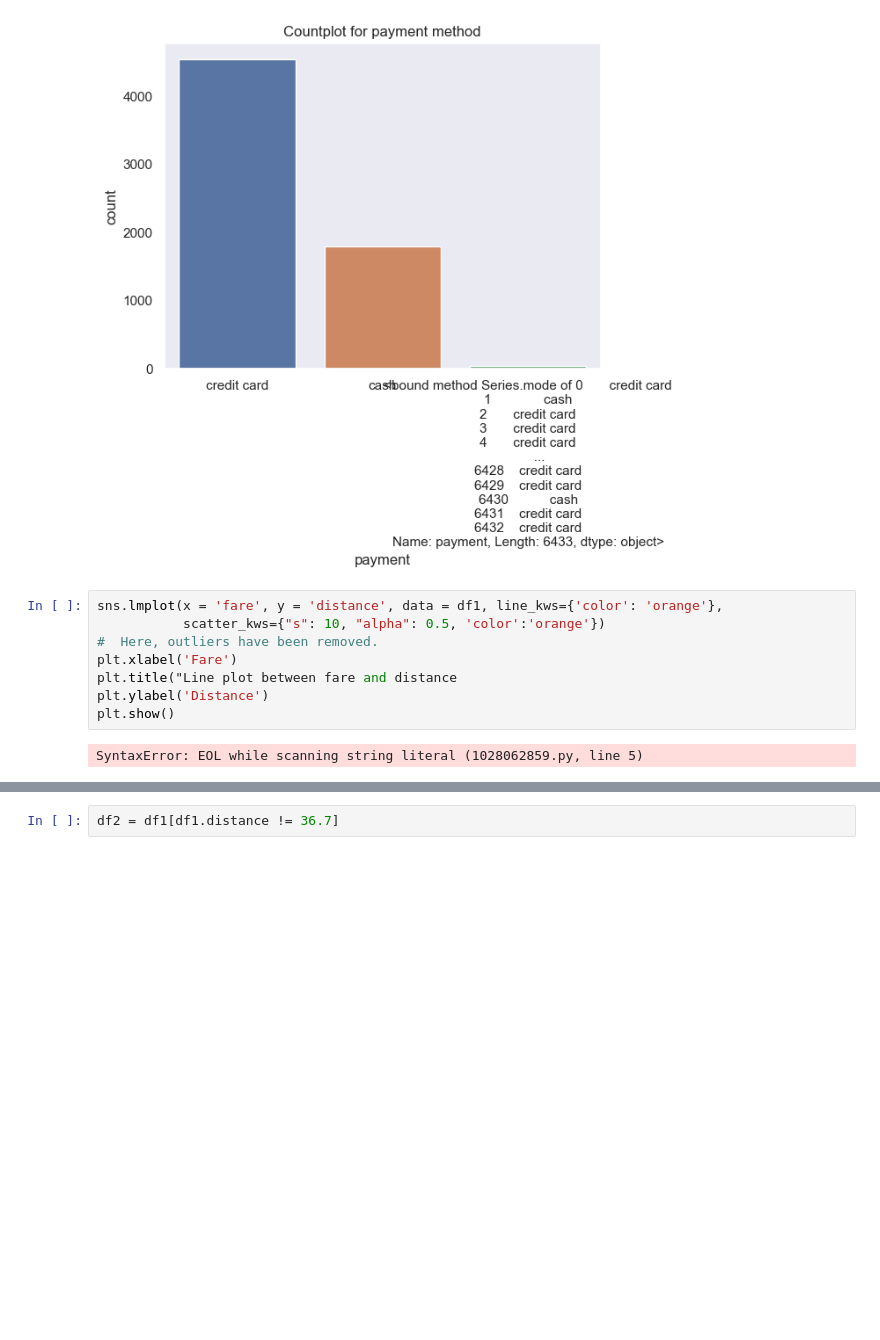
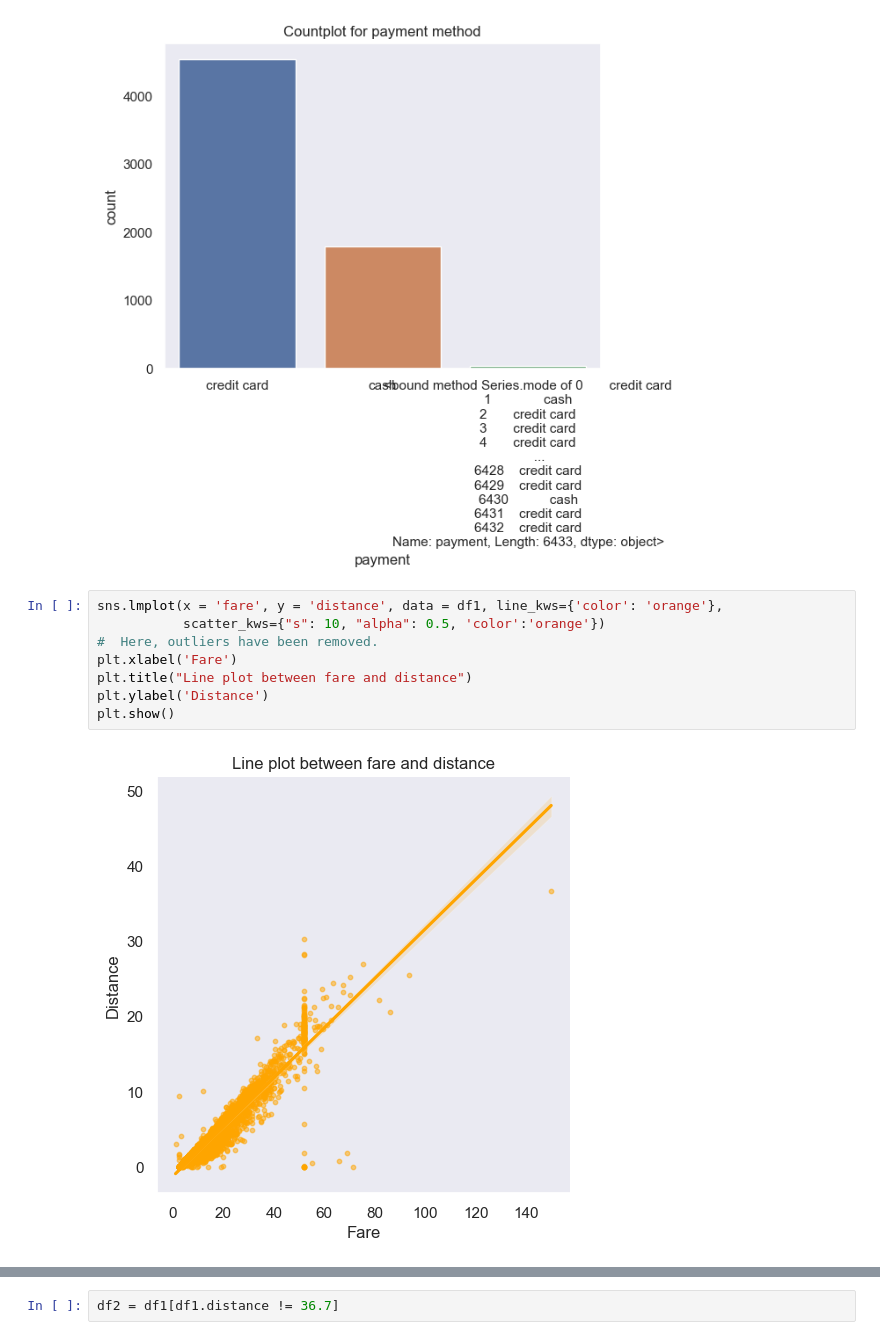
Before and after one commit to Garima726/taxis_seaborn, a Jupyter notebook: Taxis.ipynb, the cells around one changed output, grey strips where cells are left out. Saved outputs shown, nothing was run; the diff lists cells and outputs as text; blank space fills up the shorter version.

```diff
--- a/Taxis.ipynb
+++ b/Taxis.ipynb
@@ -240,12 +240,12 @@ plt.show()
 # %%
 sns.lmplot(x = 'fare', y = 'distance', data = df1, line_kws={'color': 'orange'},
            scatter_kws={"s": 10, "alpha": 0.5, 'color':'orange'})
 #  Here, outliers have been removed.
 plt.xlabel('Fare')
-plt.title("Line plot between fare and distance
+plt.title("Line plot between fare and distance")
 plt.ylabel('Distance')
 plt.show()
 # %% [output]
-SyntaxError: EOL while scanning string literal (1028062859.py, line 5)
+[figure, added]
 # %%
 df1[df1['distance']>35]
```
Also changed, not shown: parts of 5 cells of this notebook.
